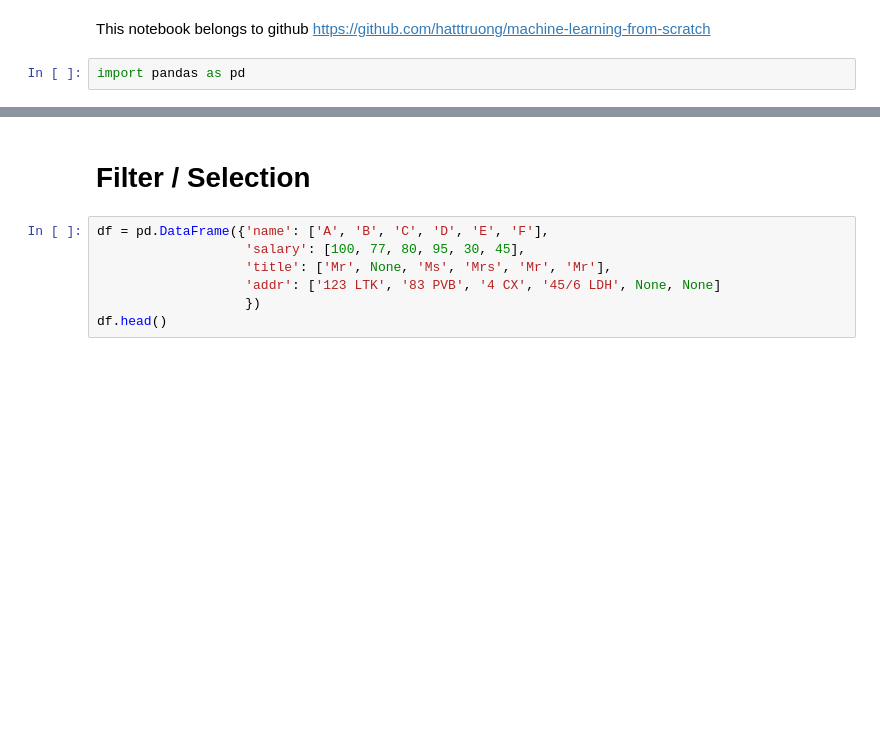
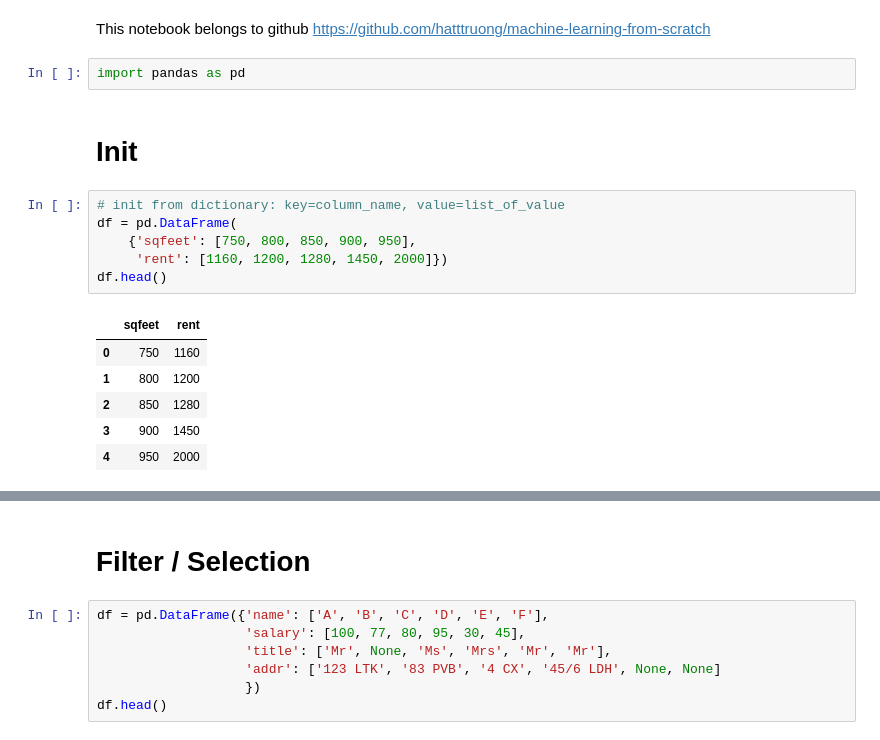
Before and after one commit to hatttruong/machine-learning-from-scratch, a Jupyter notebook: pandas.ipynb, the cells around one changed output, grey strips where cells are left out. Cells and saved outputs as stored; diff of their text form; blank space fills up the shorter version.

```diff
--- a/pandas.ipynb
+++ b/pandas.ipynb
@@ -4,3 +4,18 @@
 This notebook belongs to github https://github.com/hatttruong/machine-learning-from-scratch
 # %%
 import pandas as pd
+# %% [markdown]
+# Init
+# %%
+# init from dictionary: key=column_name, value=list_of_value
+df = pd.DataFrame(
+    {'sqfeet': [750, 800, 850, 900, 950],
+     'rent': [1160, 1200, 1280, 1450, 2000]})
+df.head()
+# %% [output]
+|  | sqfeet | rent |
+| 0 | 750 | 1160 |
+| 1 | 800 | 1200 |
+| 2 | 850 | 1280 |
+| 3 | 900 | 1450 |
+| 4 | 950 | 2000 |
```
Also changed, not shown: parts of 1 cell of this notebook.
